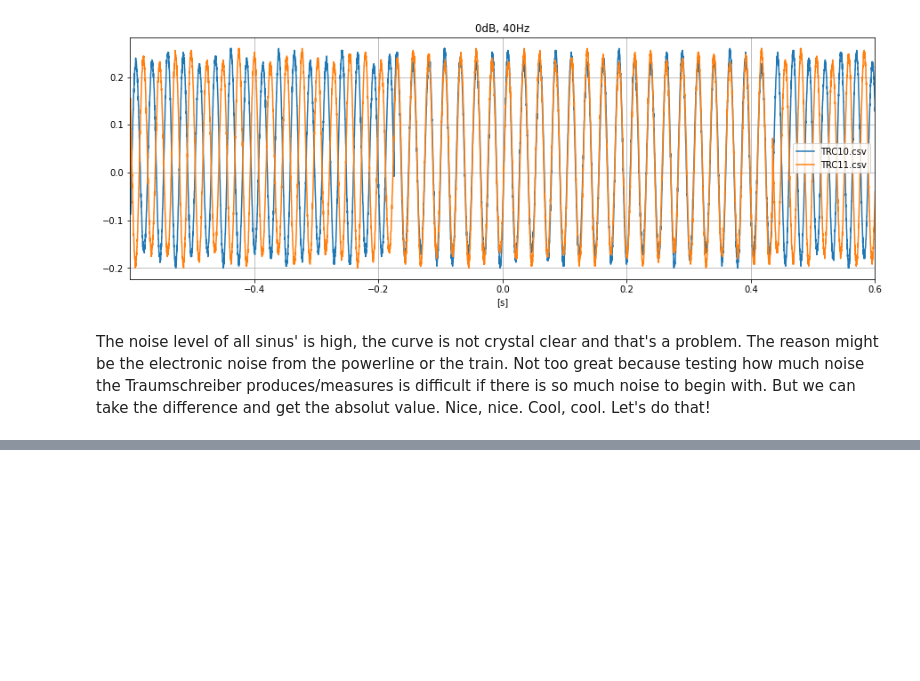
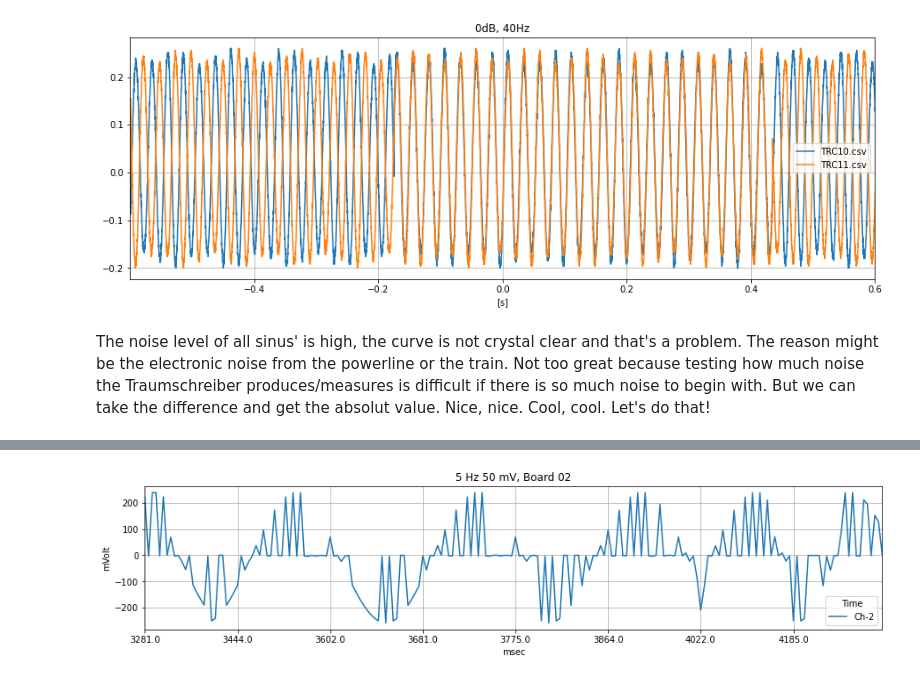
Before and after one commit to xinterface/Traumschreiber, a Jupyter notebook: SanityCheck/SanityCheck.ipynb, the cells around one changed output, grey strips where cells are left out. Drawn from its saved outputs; the diff is of its cells as text; code cells hidden in the pictures; blank space fills up the shorter version.

```diff
--- a/SanityCheck/SanityCheck.ipynb
+++ b/SanityCheck/SanityCheck.ipynb
@@ -104,0 +185,5 @@ Time  NaN  NaN  NaN  NaN  NaN  NaN
+# %%
+df2 = tidyTSAppOutput(pd.read_csv("16-07-2020_15-12-09_Exp2.csv"))
+plot_trace(df2, ["Ch-2"], title = "5 Hz 50 mV, Board 02")
+# %% [output]
+[figure, added]
```
Also changed, not shown: parts of 6 cells of this notebook, 45 other files.
